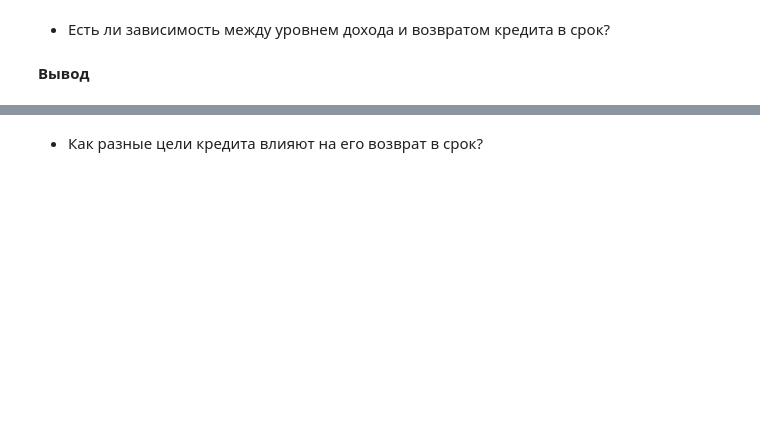
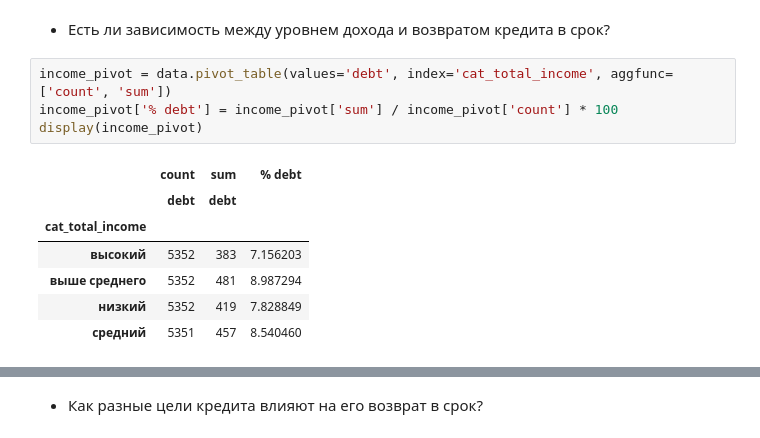
Before and after one commit to parabatareek/DataAnalyst, a Jupyter notebook: Projects/Project 3 - Исследование надёжности заёмщиков/Project 3 - Исследование надёжности заёмщиков 1.0.ipynb, the cells around one changed output, grey strips where cells are left out. Cells and saved outputs as stored; diff of their text form; blank space fills up the shorter version.

```diff
--- a/Projects/Project 3 - Исследование надёжности заёмщиков/Project 3 - Исследование надёжности заёмщиков 1.0.ipynb
+++ b/Projects/Project 3 - Исследование надёжности заёмщиков/Project 3 - Исследование надёжности заёмщиков 1.0.ipynb
@@ -256,4 +433,14 @@ print(data.shape)
 # %% [markdown]
 - Есть ли зависимость между уровнем дохода и возвратом кредита в срок?
-# %% [markdown]
-**Вывод**
+# %%
+income_pivot = data.pivot_table(values='debt', index='cat_total_income', aggfunc=['count', 'sum'])
+income_pivot['% debt'] = income_pivot['sum'] / income_pivot['count'] * 100
+display(income_pivot)
+# %% [output]
+|  | count | sum | % debt |
+|  | debt | debt |  |
+| cat_total_income |  |  |  |
+| высокий | 5352 | 383 | 7.156203 |
+| выше среднего | 5352 | 481 | 8.987294 |
+| низкий | 5352 | 419 | 7.828849 |
+| средний | 5351 | 457 | 8.540460 |
```
Also changed, not shown: parts of 51 cells of this notebook.
